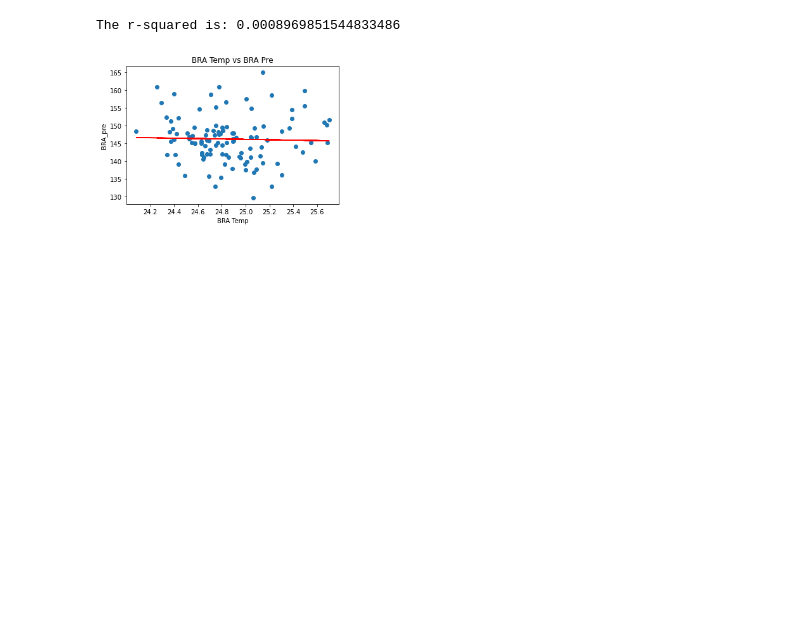
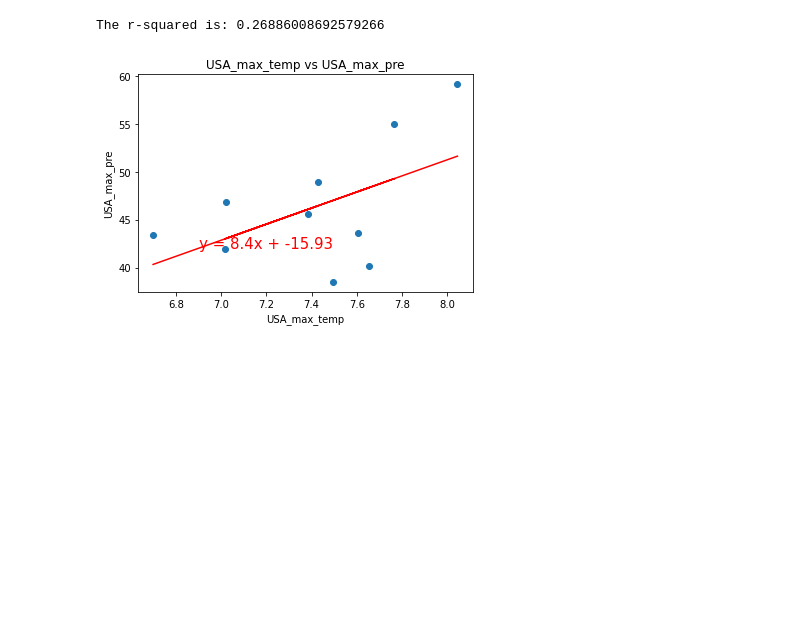
Before and after one commit to LineaFuller/Project_1, a Jupyter notebook: Temp vs Pre.ipynb, the cells around one changed output. Saved outputs shown, nothing was run; the diff lists cells and outputs as text; code cells hidden in the pictures; blank space fills up the shorter version.

```diff
--- a/Temp vs Pre.ipynb
+++ b/Temp vs Pre.ipynb
@@ -45,18 +118,16 @@ The r-squared is: 0.03258457785632551
 # %%
-BRA_temp=pd["BRA Temperature (C)"]
-BRA_Pre=pd["Brazil Precipitation (mm)"]
 
-plt.scatter(BRA_temp,BRA_Pre)
-plt.xlabel("BRA Temp")
-plt.ylabel("BRA_pre")
-plt.title("BRA Temp vs BRA Pre")
-(slope, intercept, rvalue, pvalue, stderr) = linregress(BRA_temp, BRA_Pre)
-regress_values =  BRA_temp* slope + intercept
+plt.scatter(USA_max_temp,USA_max_pre)
+plt.xlabel("USA_max_temp")
+plt.ylabel("USA_max_pre")
+plt.title("USA_max_temp vs USA_max_pre")
+(slope, intercept, rvalue, pvalue, stderr) = linregress(USA_max_temp, USA_max_pre)
+regress_values =  USA_max_temp* slope + intercept
 line_eq = "y = " + str(round(slope,2)) + "x + " + str(round(intercept,2))
-plt.plot(BRA_temp,regress_values,"r-")
-plt.annotate(line_eq,(25,15),fontsize=15,color="red")
+plt.plot(USA_max_temp,regress_values,"r-")
+plt.annotate(line_eq,(6.9,42),fontsize=15,color="red")
 print(f"The r-squared is: {rvalue**2}")
 plt.show()
 # %% [output]
-The r-squared is: 0.0008969851544833486
+The r-squared is: 0.26886008692579266
-[figure, old version]
+[figure, new version]
```
Also changed, not shown: parts of 7 cells of this notebook, 2 other files.
